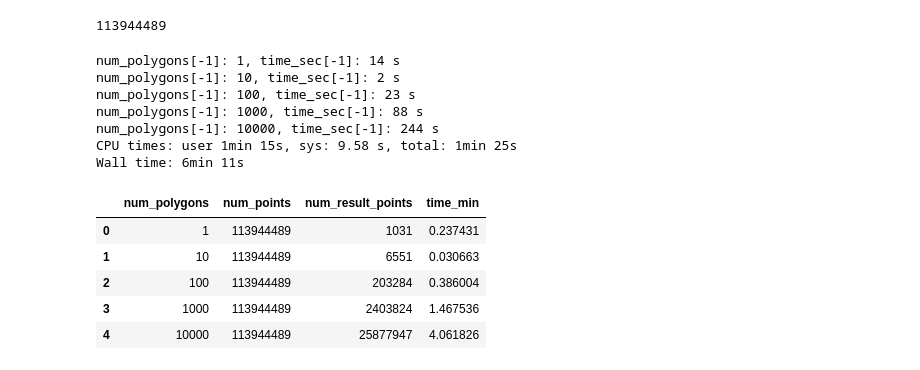
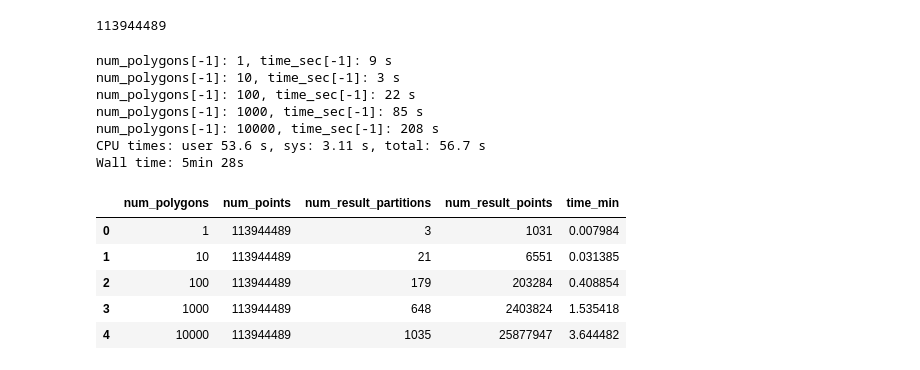
Before and after one commit to jorisvandenbossche/scipy2020_spatial_algorithms_at_scale, a Jupyter notebook: 02_compared_cases/spatialsort/spatially_sorted.ipynb, the cells around one changed output. Cells and saved outputs as stored; diff of their text form; code cells hidden in the pictures.

Commit message:
Rerun spatialpandas (with len(..)) + clean-up geopandas notebook + add partitioned case

```diff
--- a/02_compared_cases/spatialsort/spatially_sorted.ipynb
+++ b/02_compared_cases/spatialsort/spatially_sorted.ipynb
@@ -72,6 +93,7 @@ num_partitions = df.npartitions
 num_polygons = []
 time_sec = []
 num_result_points = []
+num_result_partitions = []
 num_points = len_df
 
 t00 = time.time()
@@ -79,34 +101,38 @@ for zip_gdf in [zips_1, zips_10, zips_100, zips_1000, zips_10000]:
     num_polygons.append(len(zip_gdf))
     t0 = time.time()
 
-    rdf = spd.sjoin(df, zip_gdf, how='inner').compute()
+    rdf = spd.sjoin(df, zip_gdf, how='inner')
+    # calculate lenght as cheap operation to avoid computing the full resulting frame into memory
+    len_result = len(rdf)
 
     time_sec.append(time.time() - t0)
-    num_result_points.append(len(rdf))
+    num_result_points.append(len_result)
+    num_result_partitions.append(rdf.npartitions)
     print(f'num_polygons[-1]: {num_polygons[-1]}, time_sec[-1]: {time_sec[-1]:.0f} s')
 # %% [output]
-num_polygons[-1]: 1, time_sec[-1]: 14 s
-num_polygons[-1]: 10, time_sec[-1]: 2 s
-num_polygons[-1]: 100, time_sec[-1]: 23 s
-num_polygons[-1]: 1000, time_sec[-1]: 88 s
-num_polygons[-1]: 10000, time_sec[-1]: 244 s
-CPU times: user 1min 15s, sys: 9.58 s, total: 1min 25s
-Wall time: 6min 11s
+num_polygons[-1]: 1, time_sec[-1]: 9 s
+num_polygons[-1]: 10, time_sec[-1]: 3 s
+num_polygons[-1]: 100, time_sec[-1]: 22 s
+num_polygons[-1]: 1000, time_sec[-1]: 85 s
+num_polygons[-1]: 10000, time_sec[-1]: 208 s
+CPU times: user 53.6 s, sys: 3.11 s, total: 56.7 s
+Wall time: 5min 28s
 # %%
 # save summary info to file
 results_df = pd.DataFrame({'num_polygons': num_polygons,
                            'num_points': num_points,
+                           'num_result_partitions': num_result_partitions,
                            'num_result_points': num_result_points,
                            'time_min': np.asarray(time_sec)/60})
 results_df.to_csv(f'spatially_sorted_results_{datetime.now()}.csv')
 results_df
 # %% [output]
-|  | num_polygons | num_points | num_result_points | time_min |
-| 0 | 1 | 113944489 | 1031 | 0.237431 |
-| 1 | 10 | 113944489 | 6551 | 0.030663 |
-| 2 | 100 | 113944489 | 203284 | 0.386004 |
-| 3 | 1000 | 113944489 | 2403824 | 1.467536 |
-| 4 | 10000 | 113944489 | 25877947 | 4.061826 |
+|  | num_polygons | num_points | num_result_partitions | num_result_points | time_min |
+| 0 | 1 | 113944489 | 3 | 1031 | 0.007984 |
+| 1 | 10 | 113944489 | 21 | 6551 | 0.031385 |
+| 2 | 100 | 113944489 | 179 | 203284 | 0.408854 |
+| 3 | 1000 | 113944489 | 648 | 2403824 | 1.535418 |
+| 4 | 10000 | 113944489 | 1035 | 25877947 | 3.644482 |
 # %%
 # release the dask workers
 cluster.scale(0)
```
Also changed, not shown: parts of 3 cells of this notebook, 1 other file.
